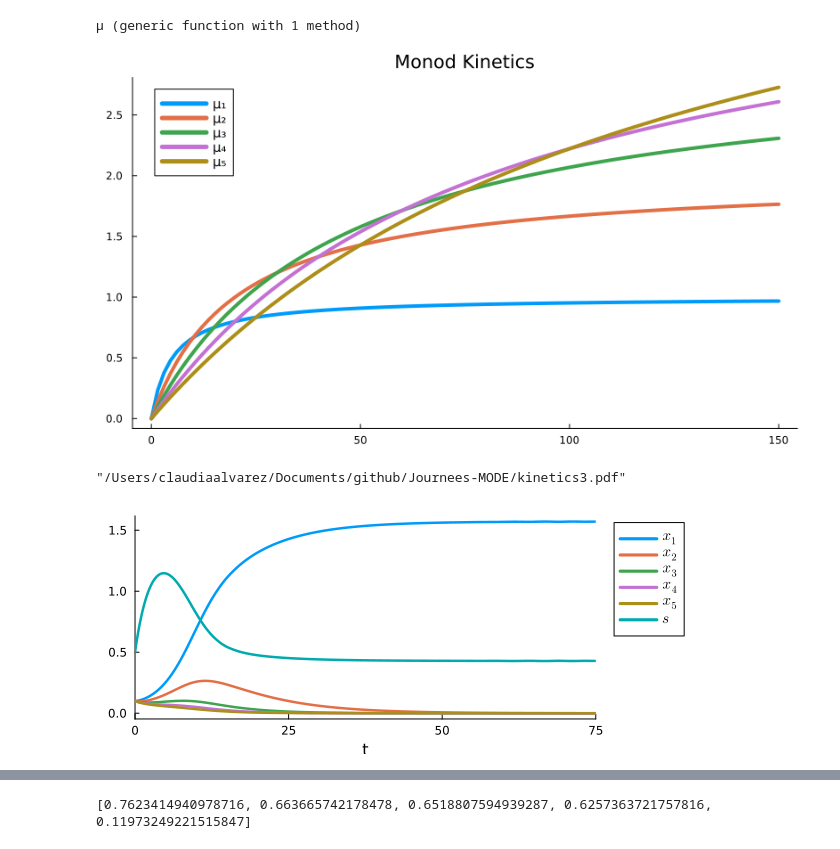
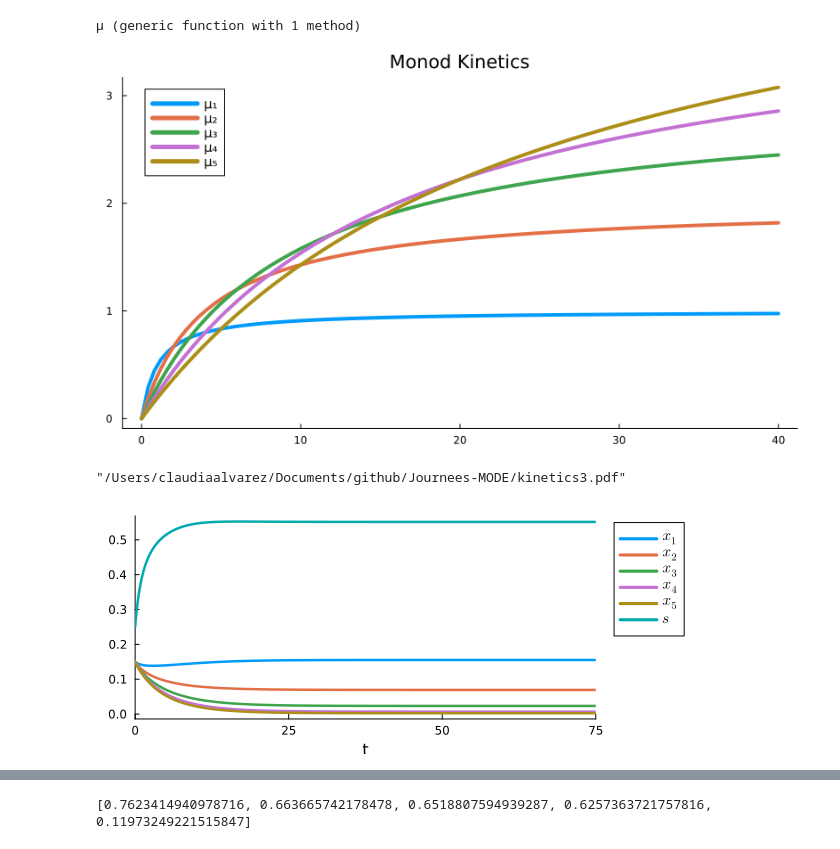
Before and after one commit to calvarezlatuz/Journees-MODE, a Jupyter notebook: chemostat_sim.ipynb, the cells around one changed output, grey strips where cells are left out. Saved outputs shown, nothing was run; the diff lists cells and outputs as text; code cells hidden in the pictures.

```diff
--- a/chemostat_sim.ipynb
+++ b/chemostat_sim.ipynb
@@ -21,21 +21,23 @@ d = [-1; [-2 for i in 1:(n-2)]; -1]
 d1 = [1 for i in 1:(n-1)]
 matrix_M = SymTridiagonal(d, d1)
 
+Y_coeff = [0.15*i for i in 1:n] #[1 for i in 1:n]
+
 function μ(s, i)
-    return (a[i]*s)/(5*b[i]+s)
+    return (a[i]*s)/(b[i]+s)
 end
 # %% [output]
 μ (generic function with 1 method)
 # %%
 N = 100
-s_f = 150
+s_f = 40
 s_vector = range(0, stop=s_f, length=N)
 μ_matrix = [ [μ(s,i) for s in s_vector] for i in 1:n ];
 # %%
 p = plot(s_vector, μ_matrix,label=["μ₁" "μ₂" "μ₃" "μ₄" "μ₅"], lw=4, titlefont = font(14),
 legendfont = font(10), size=(800,450), grid=false, title = "Monod Kinetics" )#, background_color=:transparent)
 # %% [output]
-[figure, old version]
+[figure, new version]
 # %%
 # savefig(p,"kinetics3.pdf")
 # %% [output]
@@ -46,7 +48,7 @@ function f(y, p, t)
     s = y[n+1]
     u, e = p
     mu = (a*s)./(b.+s)
-    return [(mu.-u).*x + e*(matrix_M*x); (u*(s_in-s))-sum(mu.*x)]
+    return [(mu.-u).*x + e*(matrix_M*x); (u*(s_in-s))-sum(mu.*(x./Y_coeff))]
 end
 
 function solvePCS(f,y0,tf,u,e)
@@ -58,12 +60,12 @@ end;
 # %%
 #example of the unperturbed system solution
 u = 0.3
-e = 0
-y0 = [0.1*ones(5); 0.5] #FOR u=0.3 DONT USE x_0>0.5
+e = 0.1
+y0 = [0.15*ones(5); 0.25] #FOR u=0.3 DONT USE x_0>0.5
 tf = 75.0
 sol = solvePCS(f,y0,tf,u,e);
 p= plot(sol,label=[L"x_1" L"x_2" L"x_3" L"x_4" L"x_5" L"s"], lw=2.5, titlefont = font(14), legendfont = font(10),
 size=(600,250), grid=false, legend=:outertopright)
 # title!(L"(PCS) solution for $ε = $"*string(e))
 # %% [output]
-[figure, old version]
+[figure, new version]
```
Also changed, not shown: parts of 7 cells of this notebook, 24 other files.
